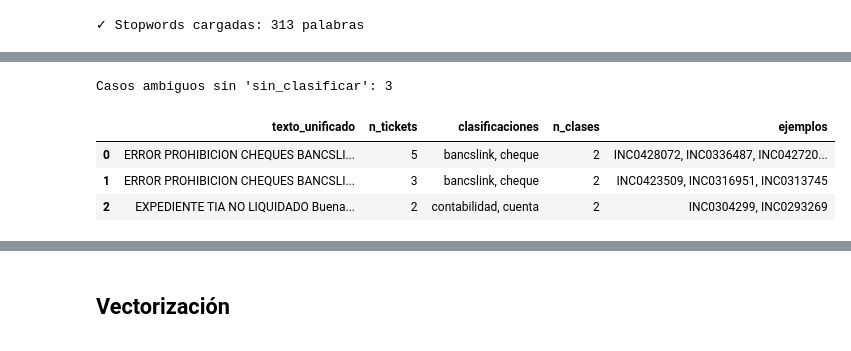
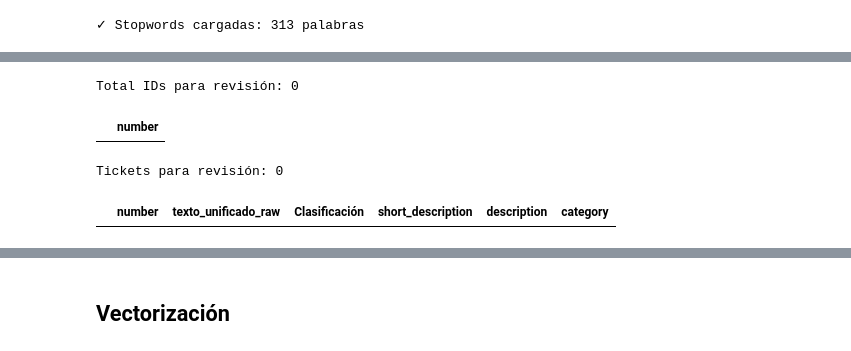
Before and after one commit to OCCA2000/Asignador, a Jupyter notebook: Analisis/EDA_Categorizacion_Incidentes.ipynb, the cells around one changed output, grey strips where cells are left out. Drawn from its saved outputs; the diff is of its cells as text; code cells hidden in the pictures.

```diff
--- a/Analisis/EDA_Categorizacion_Incidentes.ipynb
+++ b/Analisis/EDA_Categorizacion_Incidentes.ipynb
@@ -57,7 +57,7 @@ sns.set(rc={'figure.figsize': (10, 6)})
 # %%
 # Cargar el archivo CSV
 # Ruta relativa desde Analisis/ hacia Data/ (un nivel arriba)
-ruta_csv = os.path.join(os.path.dirname(os.getcwd()), 'Data', 'IncidentesCategorizados-Final.csv')
+ruta_csv = os.path.join(os.path.dirname(os.getcwd()), 'Data', 'IncidentesCategorizados-Final-Final-Corregido.csv')
 print('Directorio actual:', os.getcwd())
 print('Ruta CSV:', ruta_csv)
 
@@ -263,9 +270,6 @@ print(f"Total filas restantes: {len(df)}")
 # %% [output]
 Filas eliminadas: 3  (['cc-cancelacion batch', 'cc-evento-alerta'])
 Total filas restantes: 7350
-# %%
-# 3. Asignar 'mt940' a 'forma numerada'
-df['Clasificación'] = df['Clasificación'].replace('mt940', 'forma numerada')
 # %%
 # Verifica los valores únicos después de la normalización
 print(df['Clasificación'].unique())
@@ -511,29 +485,39 @@ Texto: ERROR EN SALDOS MONETARIOS AHORROS ESTIMADOS FAVOR SU AYUDA CON LA CORREC
 # %%
-# ── Todos los tickets ambiguos (ninguna clasificación es "sin_clasificar") ────
-# Textos que tienen 2+ clasificaciones reales distintas
+# ── IDs de tickets ambiguos (ninguna clasificación es "sin_clasificar") ───────
 textos_ambiguos_reales = resumen_dups[
     (resumen_dups['n_clases'] > 1) &
     (~resumen_dups['clasificaciones'].str.contains(r'\bsin_clasificar\b', na=False))
 ]['texto_unificado'].tolist()
 
-cols_ver = [c for c in ['number', 'short_description', 'description',
-                         'u_subcategory', 'u_subcategory_2', 'Clasificación']
-            if c in df.columns]
-
-# DataFrame con todos los tickets de esos grupos, agrupados por texto
-df_tickets_ambiguos = (
-    df[df['texto_unificado_raw'].isin(textos_ambiguos_reales)][cols_ver + ['texto_unificado_raw']]
-    .sort_values('texto_unificado_raw')
+ids_ambiguos = (
+    df[df['texto_unificado_raw'].isin(textos_ambiguos_reales)]['number']
+    .sort_values()
     .reset_index(drop=True)
 )
 
-print(f"Total tickets para revisión: {len(df_tickets_ambiguos)}")
-print(f"Grupos de texto distintos:   {df_tickets_ambiguos['texto_unificado_raw'].nunique()}\n")
-
-display(df_tickets_ambiguos.drop(columns='texto_unificado_raw'))
+print(f"Total IDs para revisión: {len(ids_ambiguos)}")
+display(ids_ambiguos.to_frame())
 # %% [output]
-Casos ambiguos sin 'sin_clasificar': 3
+Total IDs para revisión: 0
-|  | texto_unificado | n_tickets | clasificaciones | n_clases | ejemplos |
-| 0 | ERROR PROHIBICION CHEQUES BANCSLI... | 5 | bancslink, cheque | 2 | INC0428072, INC0336487, INC042720... |
-| 1 | ERROR PROHIBICION CHEQUES BANCSLI... | 3 | bancslink, cheque | 2 | INC0423509, INC0316951, INC0313745 |
-| 2 | EXPEDIENTE TIA NO LIQUIDADO Buena... | 2 | contabilidad, cuenta | 2 | INC0304299, INC0293269 |
+|  | number |
+# %%
+# ── Contenido completo de los tickets ambiguos para revisión ──────────────────
+cols_mostrar = ['number', 'texto_unificado_raw', 'Clasificación']
+# Agrega columnas extra si existen en df
+for col_extra in ['short_description', 'description', 'Subcategoría', 'category', 'subcategory']:
+    if col_extra in df.columns and col_extra not in cols_mostrar:
+        cols_mostrar.append(col_extra)
+
+df_revision = (
+    df[df['number'].isin(ids_ambiguos)]
+    [cols_mostrar]
+    .sort_values('number')
+    .reset_index(drop=True)
+)
+
+print(f"Tickets para revisión: {len(df_revision)}")
+with pd.option_context('display.max_colwidth', 200, 'display.max_rows', None):
+    display(df_revision)
+# %% [output]
+Tickets para revisión: 0
+|  | number | texto_unificado_raw | Clasificación | short_description | description | category |
```
Also changed, not shown: parts of 34 cells of this notebook, 7 other files.
